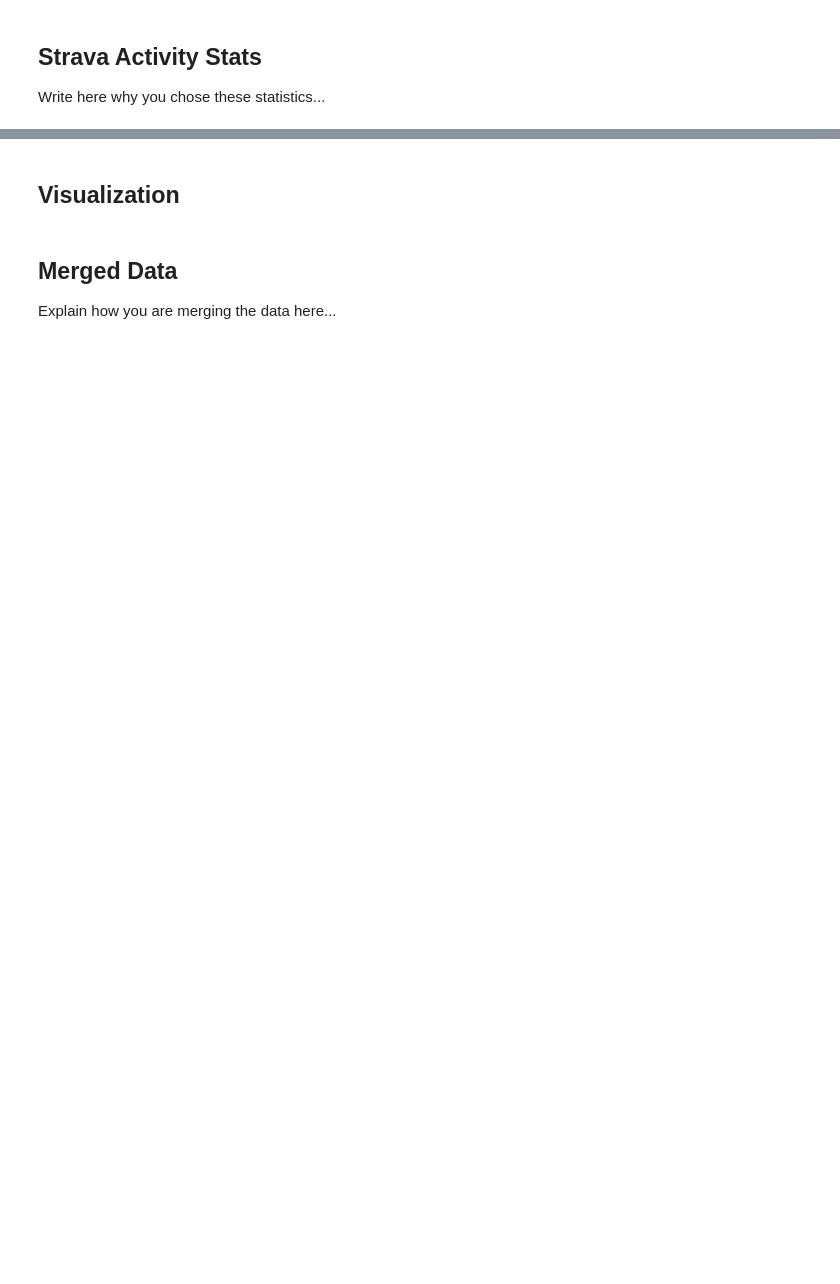
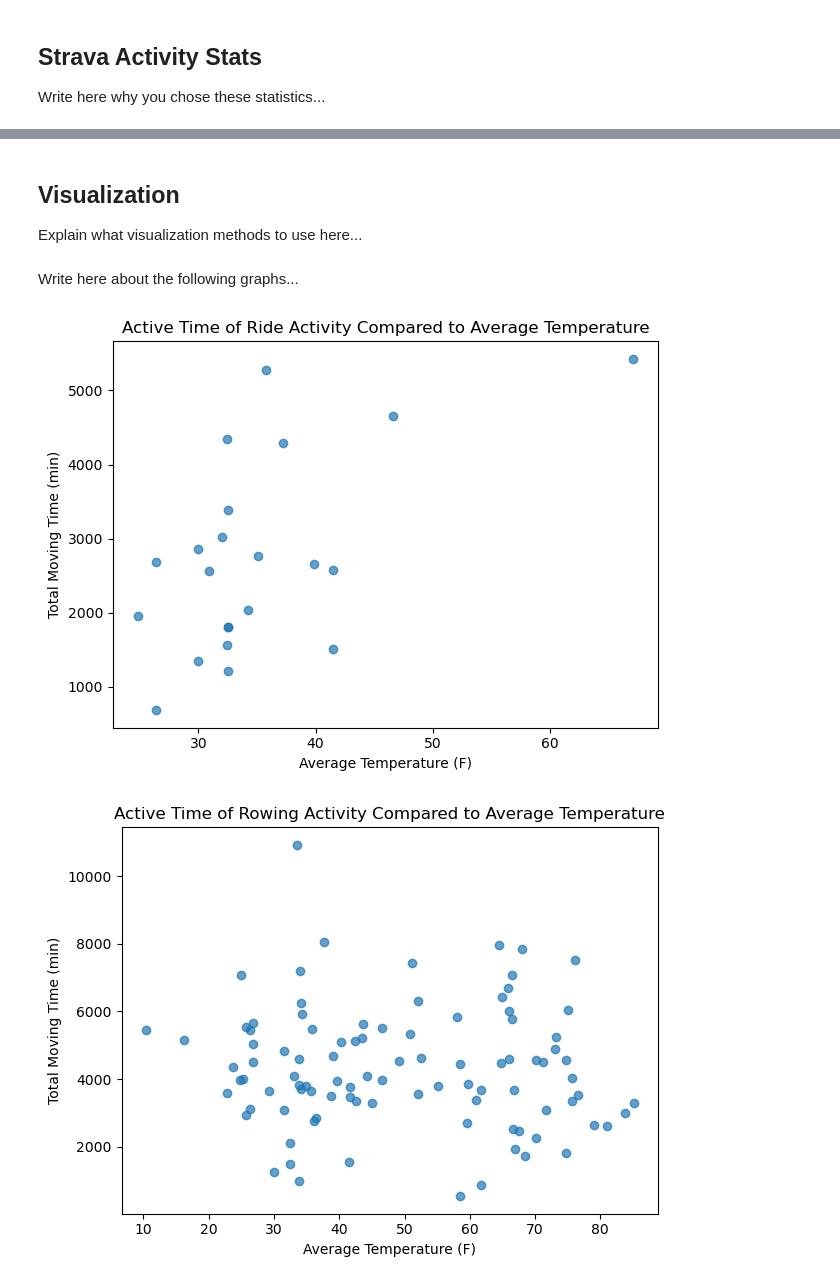
Before and after one commit to hubbsde/da8_personal_project, a Jupyter notebook: StravaEDA.ipynb, the cells around one changed output, grey strips where cells are left out. Saved outputs shown, nothing was run; the diff lists cells and outputs as text; code cells hidden in the pictures; blank space fills up the shorter version.

```diff
--- a/StravaEDA.ipynb
+++ b/StravaEDA.ipynb
@@ -45,6 +57,0 @@ For aggregation and hypothesis, maybe I can see if there is a correlatino betwee
-# %% [markdown]
-## Visualization
-# %% [markdown]
-## Merged Data
-
-Explain how you are merging the data here...
@@ -56,0 +58,16 @@ merged_df.to_csv("merged_data.csv")
+# %% [markdown]
+## Visualization
+
+Explain what visualization methods to use here...
+# %% [markdown]
+Write here about the following graphs...
+# %%
+activity_df = merged_df.groupby("Activity Type")
+activity_options = activity_df.groups.keys()
+
+for activity in activity_options:
+    group = activity_df.get_group(activity)
+    utils.createTempScatter(activity, group)
+# %% [output]
+[figure, added]
+[figure, added]
```
Also changed, not shown: parts of 14 cells of this notebook, 2 other files.
